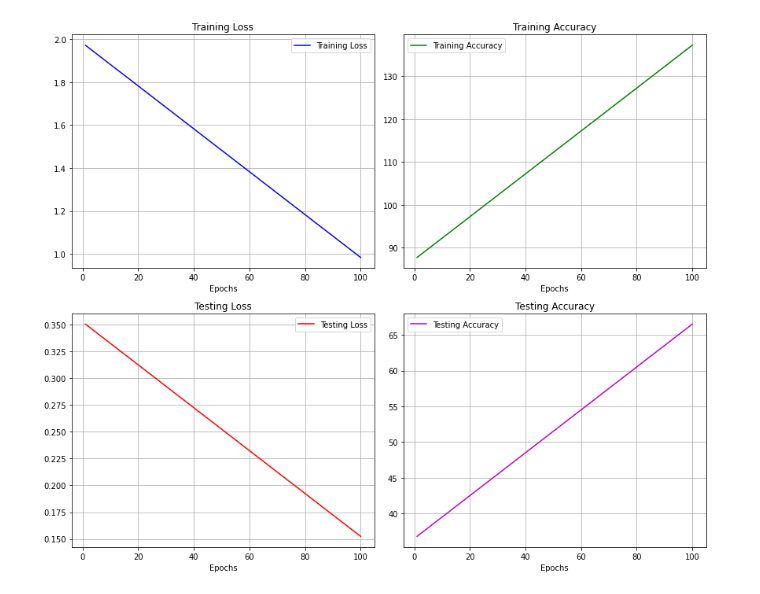
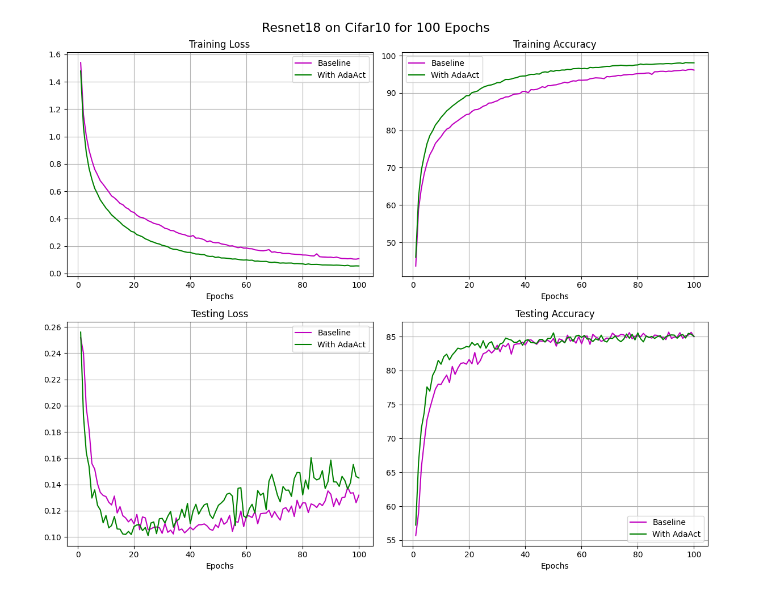
Before and after one commit to DevavratSinghBisht/AdaAct, a Jupyter notebook: visualization.ipynb, the cells around one changed output. Saved outputs shown, nothing was run; the diff lists cells and outputs as text; code cells hidden in the pictures.

Commit message:
refactored visualization notebook

```diff
--- a/visualization.ipynb
+++ b/visualization.ipynb
@@ -2,52 +3 @@
 import matplotlib.pyplot as plt
-# %%
-def plot_graphs(train_loss, train_accuracy, test_loss, test_accuracy):
-    epochs =[]
-    for i in range(1, 100+1):
-        epochs.append(i)
-
-    #plotting the training loss
-    fig, axs = plt.subplots(2, 2, figsize=(12, 10))
-    axs[0, 0].plot(epochs, train_loss, color='b', label="Training Loss")
-    axs[0, 0].set_title("Training Loss")
-    axs[0, 0].set_xlabel("Epochs")
-    axs[0, 0].set_label("Loss")
-    axs[0, 0].grid(True)
-    axs[0, 0].legend()
-
-    #plotting the training accuracy
-    axs[0, 1].plot(epochs, train_accuracy, color='g', label="Training Accuracy")
-    axs[0, 1].set_title("Training Accuracy")
-    axs[0, 1].set_xlabel("Epochs")
-    axs[0, 1].set_label("Accuracy")
-    axs[0, 1].grid(True)
-    axs[0, 1].legend()
-
-    #plotting the testing loss
-    axs[1, 0].plot(epochs, test_loss, color='r', label="Testing Loss")
-    axs[1, 0].set_title("Testing Loss")
-    axs[1, 0].set_xlabel("Epochs")
-    axs[1, 0].set_label("Loss")
-    axs[1, 0].grid(True)
-    axs[1, 0].legend()
-
-    #plotting the testing accuracy
-    axs[1, 1].plot(epochs, test_accuracy, color='m', label="Testing Accuracy")
-    axs[1, 1].set_title("Testing Accuracy")
-    axs[1, 1].set_xlabel("Epochs")
-    axs[1, 1].set_label("Accuracy")
-    axs[1, 1].grid(True)
-    axs[1, 1].legend()
-
-    plt.tight_layout()
-    plt.show()
-
-# train_loss = [1.9728 - (i*0.01) for i in range(100)]
-# train_accuracy = [87.738 + (i*0.5) for i in range(100)]
-# test_loss = [0.3504 - (i*0.002) for i in range(100)]
-# test_accuracy = [36.81 + (i*0.3) for i in range(100)]
-
-if __name__ == "__main__":
-    plot_graphs(train_loss, train_accuracy, test_loss, test_accuracy)
-# %% [output]
-[figure, removed]
@@ -53,0 +66,6 @@ if __name__ == "__main__":
+# %%
+plot_graphs('Resnet18 on Cifar10 for 100 Epochs',
+            'checkpoints/resnet18_adaactFalse_cifar10_epochs100.json',
+            'checkpoints/resnet18_adaactTrue_cifar10_epochs100.json')
+# %% [output]
+[figure, added]
```
Also changed, not shown: parts of 5 cells of this notebook.
